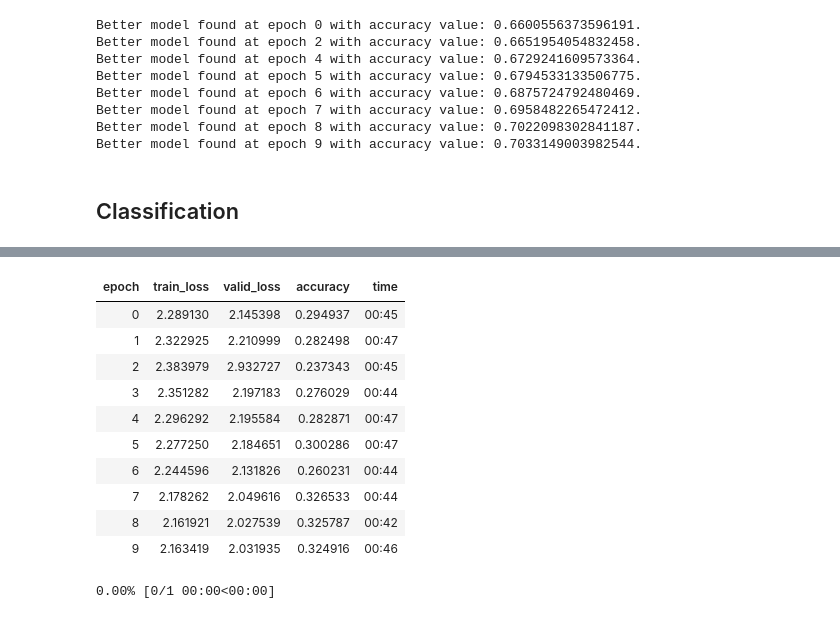
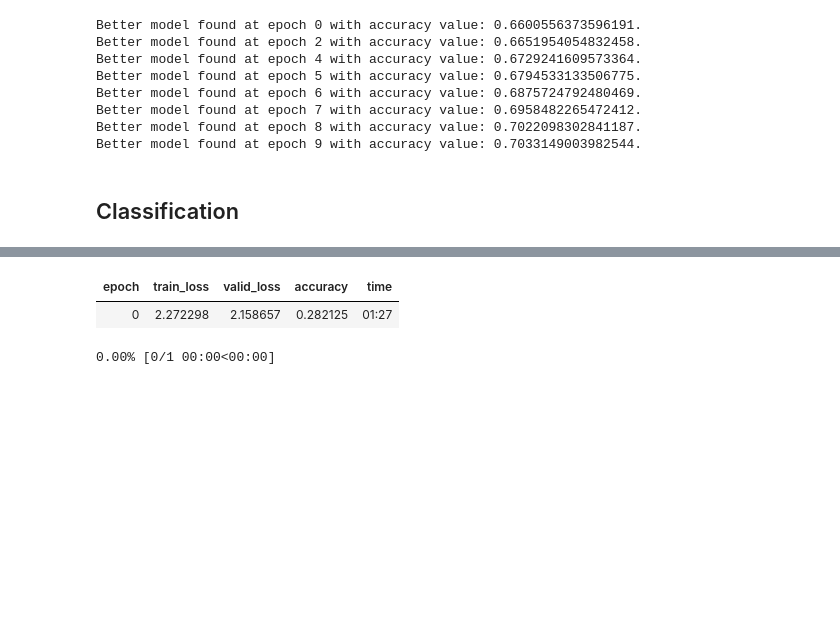
Before and after one commit to davanstrien/Website-Classification, a Jupyter notebook: notebooks/04_nlp.ipynb, the cells around one changed output, grey strips where cells are left out. Cells and saved outputs as stored; diff of their text form; code cells hidden in the pictures; blank space fills up the shorter version.

```diff
--- a/notebooks/04_nlp.ipynb
+++ b/notebooks/04_nlp.ipynb
@@ -160,5 +162,7 @@ data_class = (TextList.
+# %%
+data_class = load_data('.','nlp_data')
 # %%
-learn_class = text_classifier_learner(data_class,AWD_LSTM, drop_mult=0.5).to_fp16()
+learn_class = text_classifier_learner(data_class,AWD_LSTM, drop_mult=0.5)
 # %%
 learn_class.path = LM_learn.path
 # %%
@@ -177,17 +181,8 @@ learn_class.recorder.plot()
 # %%
-learn_class.fit_one_cycle(10, max_lr=slice(1e-02,1e-01))
+learn_class.fit_one_cycle(1, max_lr=slice(1e-02,1e-01))
 # %% [output]
 | epoch | train_loss | valid_loss | accuracy | time |
-| 0 | 2.289130 | 2.145398 | 0.294937 | 00:45 |
-| 1 | 2.322925 | 2.210999 | 0.282498 | 00:47 |
-| 2 | 2.383979 | 2.932727 | 0.237343 | 00:45 |
-| 3 | 2.351282 | 2.197183 | 0.276029 | 00:44 |
-| 4 | 2.296292 | 2.195584 | 0.282871 | 00:47 |
-| 5 | 2.277250 | 2.184651 | 0.300286 | 00:47 |
-| 6 | 2.244596 | 2.131826 | 0.260231 | 00:44 |
-| 7 | 2.178262 | 2.049616 | 0.326533 | 00:44 |
-| 8 | 2.161921 | 2.027539 | 0.325787 | 00:42 |
-| 9 | 2.163419 | 2.031935 | 0.324916 | 00:46 |
+| 0 | 2.272298 | 2.158657 | 0.282125 | 01:27 |
 # %%
 learn_class.lr_find()
 learn_class.recorder.plot()
```
Also changed, not shown: parts of 11 cells of this notebook, 3 other files.
